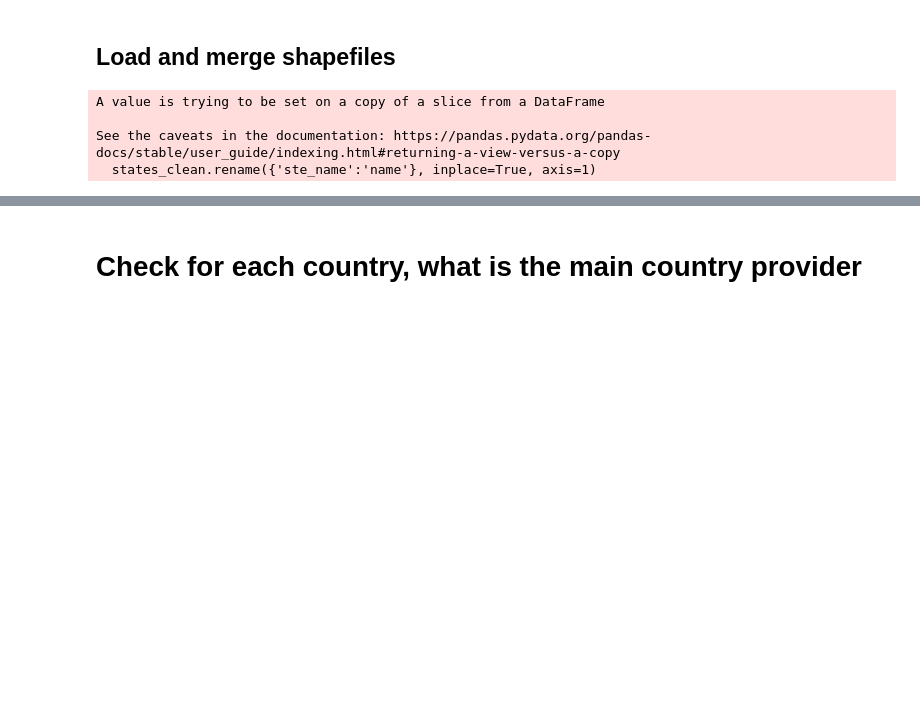
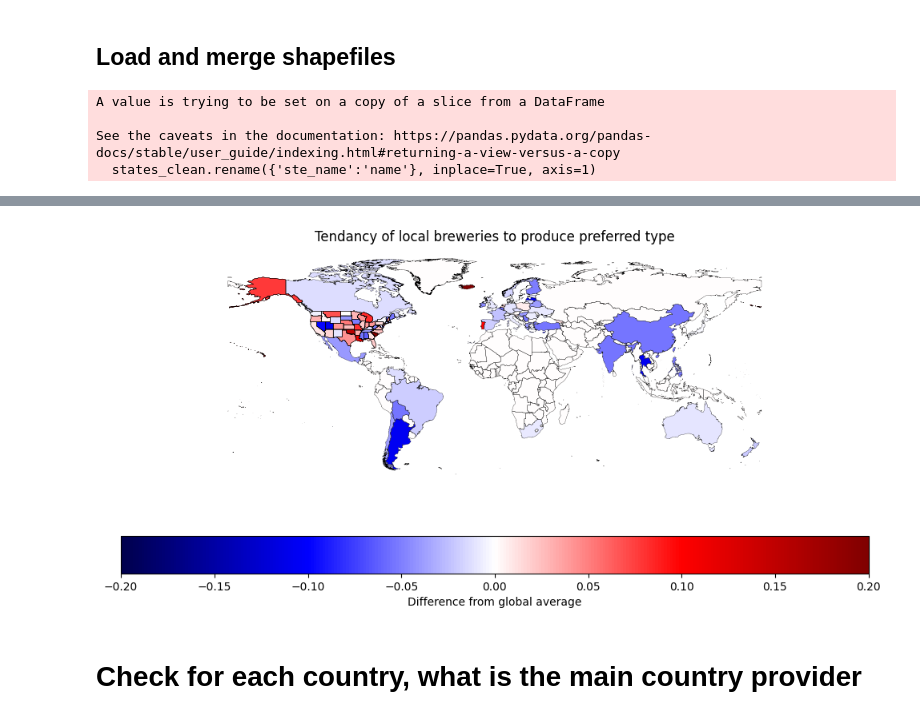
Before and after one commit to epfl-ada/ada-2023-project-dada, a Jupyter notebook: src/3.linear_regression.ipynb, the cells around one changed output, grey strips where cells are left out. Cells and saved outputs as stored; diff of their text form; code cells hidden in the pictures; blank space fills up the shorter version.

```diff
--- a/src/3.linear_regression.ipynb
+++ b/src/3.linear_regression.ipynb
@@ -452,0 +446,7 @@ plt.show()
+# %%
+sf_local_breweries = shapefile.copy()
+sf_local_breweries['diff'] = 0
+for loc in lst_locations:
+    #print(diff_frac_per_loc_per_cat[loc][next(iter(diff_frac_per_loc_per_cat[loc]))])
+    #print(best_cat_per_user_location[loc].keys())
+    sf_local_breweries.loc[sf_local_breweries['name'] == loc, 'diff'] = diff_frac_per_loc_per_cat[loc][next(iter(diff_frac_per_loc_per_cat[loc]))]
@@ -453 +509,22 @@ plt.show()
+# %%
+# color map
+#color_map = ['orange','#dddddd','brown','green','#555555']
+# Plot the main predictor on a world map
+fig, ax = plt.subplots(1, 1, figsize=(10,5))
+sf_maincat.boundary.plot(ax=ax, linewidth=.2, color='black')
+#sf_maincat.plot(column='main_cat', cmap=colors.ListedColormap(color_map), ax=ax, legend=True, categorical=True)
+#_ =shiftedColorMap(plt.get_cmap('seismic'), -0.1, 0.28, 0.6, name='test_2')
+
+sf_local_breweries.plot(column='diff', cmap='seismic', ax=ax, legend=True, legend_kwds={"label": "Difference from global average", "orientation": "horizontal"}, vmin=-0.2, vmax=0.2)
+#cbar=m.colorbar(location="bottom")
+"""divnorm=colors.TwoSlopeNorm(vmin=-0.1, vcenter=0., vmax=0.6)
+pcolormesh(your_data, cmap="coolwarm", norm=divnorm)"""
+#pcm = ax.pcolormesh(sf_local_breweries, vmin=-1., vmax=1., cmap='RdBu_r')
+plt.title('Tendancy of local breweries to produce preferred type')
+plt.axis('off')
+plt.tight_layout()
+plt.savefig('../results/map_local_breweries.png')
+plt.show()
+# %% [output]
+[figure, added]
 # %%
```
Also changed, not shown: parts of 19 cells of this notebook, 2 other files.
